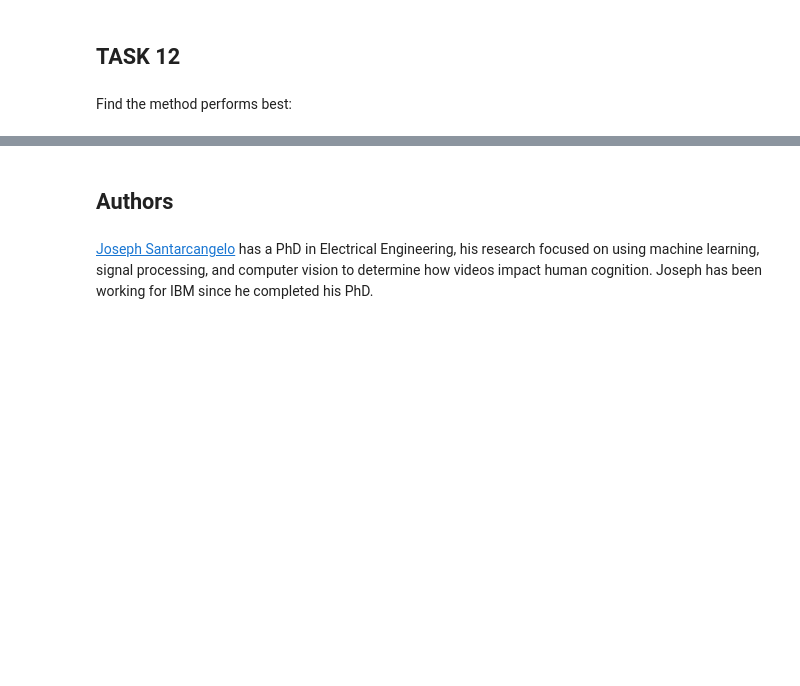
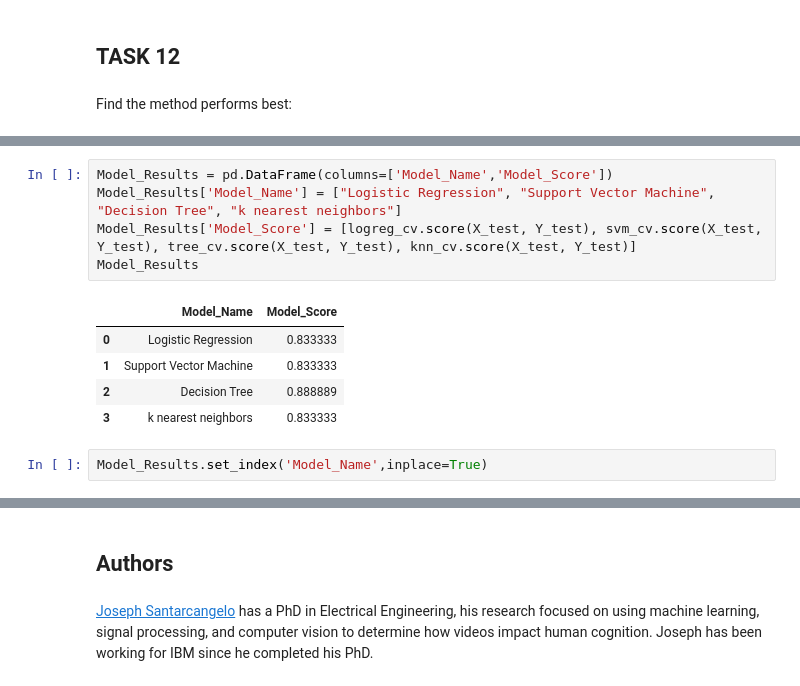
Before and after one commit to FamousOne/Final-Assignment, a Jupyter notebook: ML Prediction.ipynb, the cells around one changed output, grey strips where cells are left out. Saved outputs shown, nothing was run; the diff lists cells and outputs as text; blank space fills up the shorter version.

```diff
--- a/ML Prediction.ipynb
+++ b/ML Prediction.ipynb
@@ -367 +367,14 @@ Decision Tree = 0.9444444444444444
 k nearest neighbors = 0.8333333333333334
+# %%
+Model_Results = pd.DataFrame(columns=['Model_Name','Model_Score'])
+Model_Results['Model_Name'] = ["Logistic Regression", "Support Vector Machine", "Decision Tree", "k nearest neighbors"]
+Model_Results['Model_Score'] = [logreg_cv.score(X_test, Y_test), svm_cv.score(X_test, Y_test), tree_cv.score(X_test, Y_test), knn_cv.score(X_test, Y_test)]
+Model_Results
+# %% [output]
+|  | Model_Name | Model_Score |
+| 0 | Logistic Regression | 0.833333 |
+| 1 | Support Vector Machine | 0.833333 |
+| 2 | Decision Tree | 0.888889 |
+| 3 | k nearest neighbors | 0.833333 |
+# %%
+Model_Results.set_index('Model_Name',inplace=True)
```
Also changed, not shown: parts of 4 cells of this notebook.
